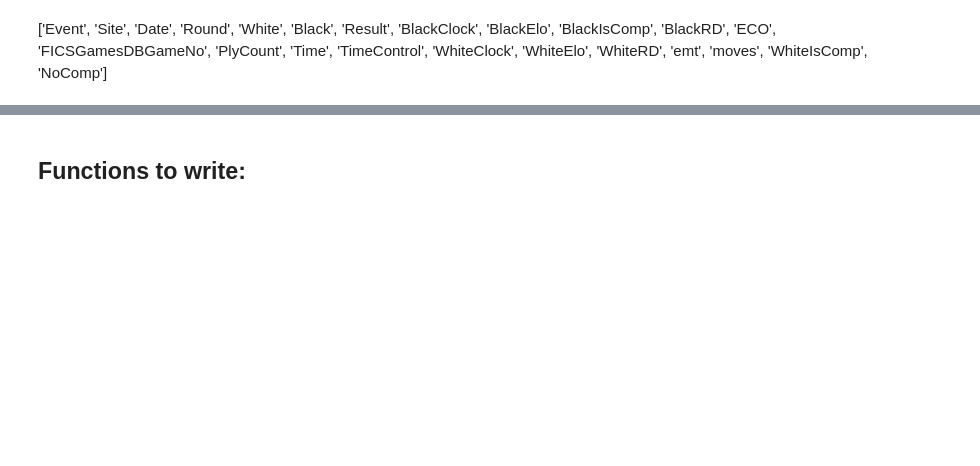
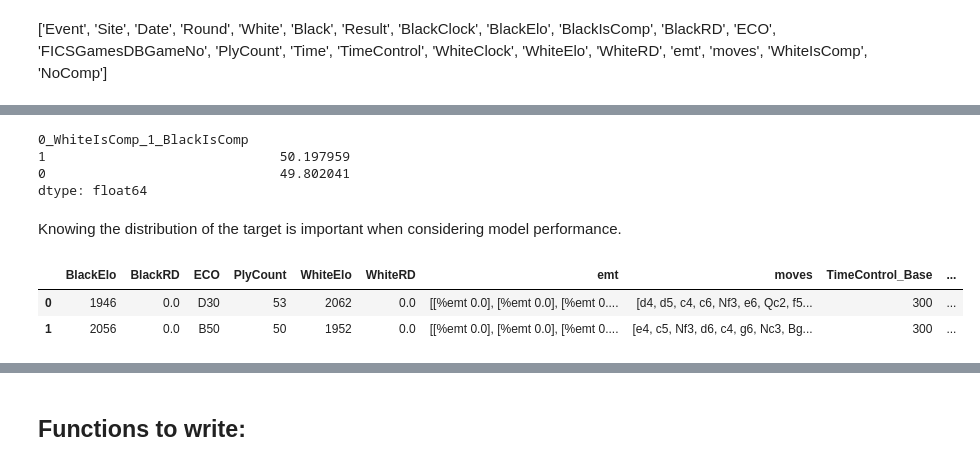
Before and after one commit to pingwithahat/capstone_repo, a Jupyter notebook: Vostro_Notebook.ipynb, the cells around one changed output, grey strips where cells are left out. Saved outputs shown, nothing was run; the diff lists cells and outputs as text; code cells hidden in the pictures; blank space fills up the shorter version.

```diff
--- a/Vostro_Notebook.ipynb
+++ b/Vostro_Notebook.ipynb
@@ -87,5 +293,7 @@ import detecting_cheaters_in_chess_helpers as hp
 # %%
-df = joblib.load('./data/2021_CvH.pkl')
+# df = joblib.load('./data/2021_CvH.pkl')
 
-# df = joblib.load('C:/Users/MaNiL/Desktop/data/capstone/preprocessed/2021_CvH.pkl')
+# # df = joblib.load('C:/Users/Emanuel/OneDrive/My Documents/')
+
+# # df = joblib.load('C:/Users/MaNiL/Desktop/data/capstone/preprocessed/2021_CvH.pkl')
 # %%
@@ -143,0 +554,15 @@ df.info()
+# %%
+y.value_counts(normalize=True)*100
+# %% [output]
+0_WhiteIsComp_1_BlackIsComp
+1                              50.197959
+0                              49.802041
+dtype: float64
+# %% [markdown]
+Knowing the distribution of the target is important when considering model performance.
+# %%
+X.head(2)
+# %% [output]
+|  | BlackElo | BlackRD | ECO | PlyCount | WhiteElo | WhiteRD | emt | moves | TimeControl_Base | ... |
+| 0 | 1946 | 0.0 | D30 | 53 | 2062 | 0.0 | [[%emt 0.0], [%emt 0.0], [%emt 0.... | [d4, d5, c4, c6, Nf3, e6, Qc2, f5... | 300 | ... |
+| 1 | 2056 | 0.0 | B50 | 50 | 1952 | 0.0 | [[%emt 0.0], [%emt 0.0], [%emt 0.... | [e4, c5, Nf3, d6, c4, g6, Nc3, Bg... | 300 | ... |
```
Also changed, not shown: parts of 211 cells of this notebook, 3 other files.
